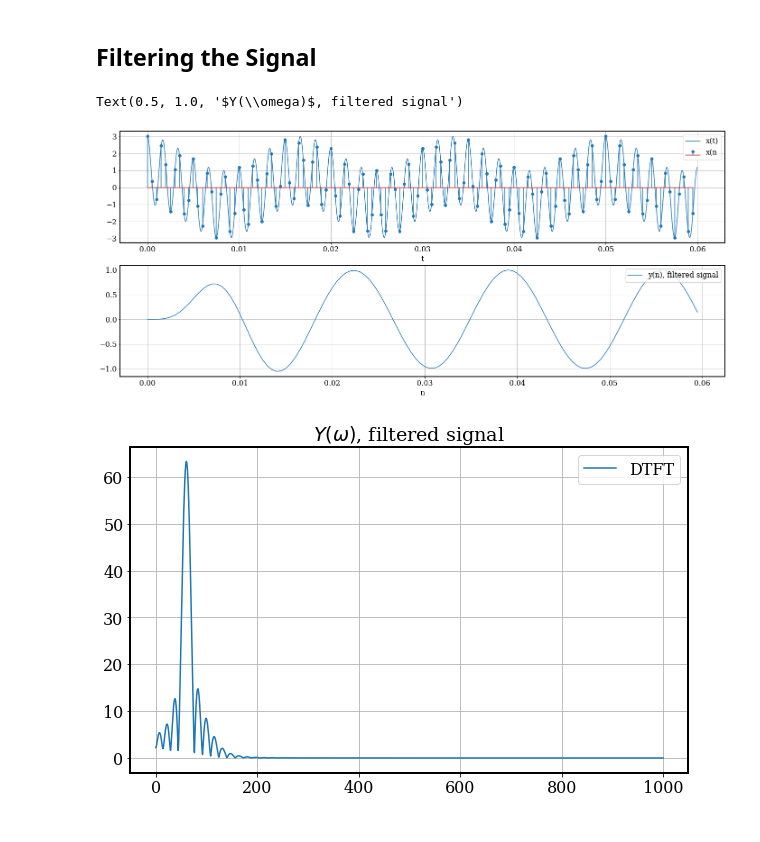
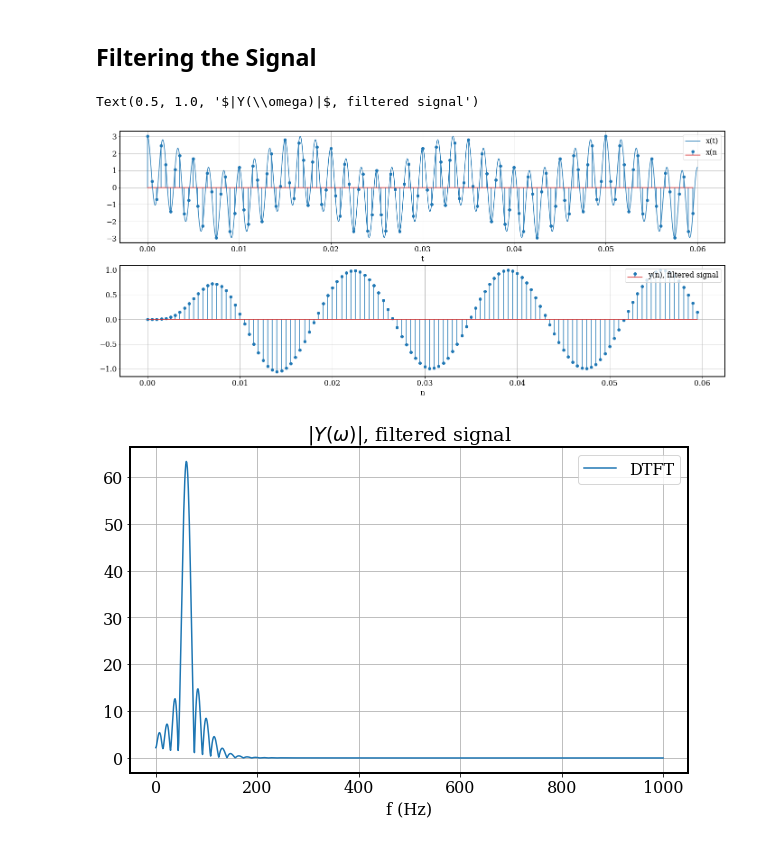
Before and after one commit to moisesoliveira08/Digital-Signal-Processing---UFCG, a Jupyter notebook: IIR.ipynb, the cells around one changed output. Cells and saved outputs as stored; diff of their text form; code cells hidden in the pictures.

Commit message:
update filter

```diff
--- a/IIR.ipynb
+++ b/IIR.ipynb
@@ -13,15 +13,6 @@ pi = np.pi
 def x(t): ## signal to be filtered
     y = np.cos(2*pi*60*t) + 2*np.cos(2*pi*600*t)
     return y
-# %%
-def h(n, A, poles): ## impulse response of the discrete-time filter
-    response = np.zeros(len(n))
-    for i in range(len(n)):
-        parcel = 0
-        for k in range(len(poles)): ## 'poles' are the poles of the transfer function of the continuous time filter
-            parcel = parcel + A[k]*np.exp(poles[k]*n[i]) ## A[k] are the numerators of the partial expansion of the transfer function of the continuous time filter
-        response[i] = parcel
-    return response
 # %%
 def H(A, poles, omega): ## returns the system function of the discrete time filter by the impulse invariance method
     j = csqrt(-1)
@@ -96,38 +87,39 @@ Text(0.5, 1.0, 'log magnitude')
 # %%
 lim = 0.06
 Samples = lim/T
 t = np.linspace(0, lim, 1000)
 k = np.arange(Samples)*T ## sampling the signal with sample rate 1/T
 
-Xw = Fourier(freq, x(k))
-Yw = Xw*Hw
+Xw = Fourier(freq, x(k)) ## Fourier Trnasform of x(t)
+Yw = Xw*Hw ## Y(w) = x(w)*H(w), output signal
 
 j = csqrt(-1)
-Yw_n = np.zeros(int(Samples))
+yn = np.zeros(int(Samples)) ## Outtput signal
 n = np.arange(int(Samples))
 for i in range(len(n)):
-    Yw_n[i] = 1/(pi)*np.trapz((Yw)*np.exp(j*freq*n[i]), freq, pi/1000)
+    yn[i] = 1/(pi)*np.trapz((Yw)*np.exp(j*freq*n[i]), freq, pi/1000) ##Inverse Discrete Time Fourier Transform
 
 figure, ax = plt.subplots(2, 1, figsize = (24, 10))
 
 ax[0].stem(k, x(k), label = 'x(n')
 ax[0].plot(t, x(t), label = 'x(t)')
 ax[0].grid(True)
 ax[0].set_xlabel('t')
 ax[0].legend(loc = 'upper right')
 
-ax[1].plot(k, Yw_n, label = 'y(n), filtered signal')
+ax[1].stem(k, yn, label = 'y(n), filtered signal')
 ax[1].grid(True)
 ax[1].set_xlabel('n')
 ax[1].legend(loc = 'upper right')
 
 figure = plt.figure(figsize = (10,6))
 
 plt.plot(freq/(2*pi*T), abs(Yw), label = 'DTFT')
 plt.grid(True)
 plt.legend(loc = 'upper right')
-plt.title('$Y(\omega)$' + ', filtered signal')
+plt.xlabel('f (Hz)')
+plt.title('$|Y(\omega)|$' + ', filtered signal')
 # %% [output]
-Text(0.5, 1.0, '$Y(\\omega)$, filtered signal')
+Text(0.5, 1.0, '$|Y(\\omega)|$, filtered signal')
-[figure, old version]
+[figure, new version]
-[figure, old version]
+[figure, new version]
```
Also changed, not shown: 1 other file.
